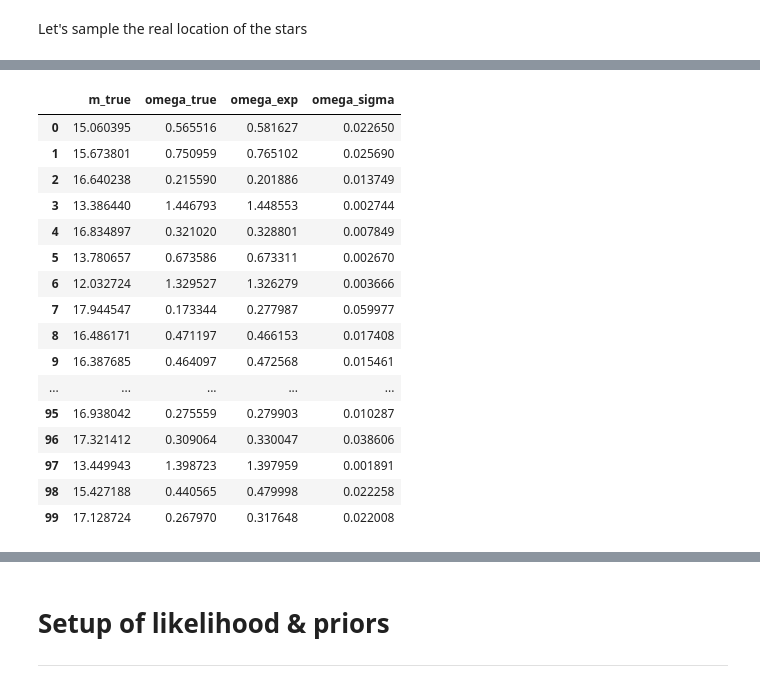
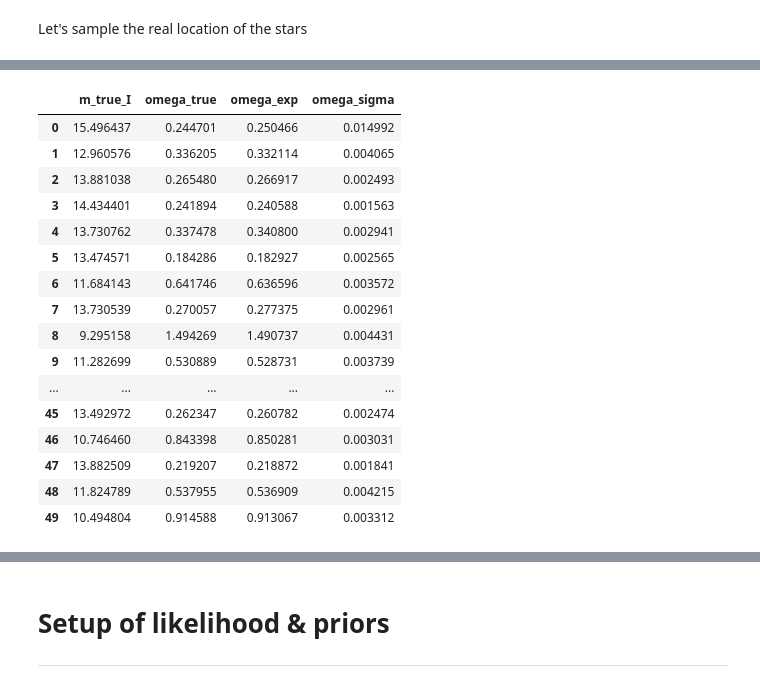
Before and after one commit to vickyscowcroft/bayesian_pl_fitting, a Jupyter notebook: batdog.ipynb, the cells around one changed output, grey strips where cells are left out. Saved outputs shown, nothing was run; the diff lists cells and outputs as text; code cells hidden in the pictures.

```diff
--- a/batdog.ipynb
+++ b/batdog.ipynb
@@ -123,8 +79,7 @@ def stellar_distribution(r, L, fact=1):
 
 
 # Set some parameters
-N = 100  # number of stars
-N_bands = 1  # number of bands
+N = 50  # number of stars
 scale = 1000  # scale factor in pc to apply, roughly half the mode of the pdf
 
 # Work out the maximum of our distribution
@@ -187 +137,7 @@ test_PLR.set_band(-2.7, 3.0)
+# %%
+band_names = ['E', 'M', 'I']
+a_true = [-2.9, -2.8, -2.7]
+b_true = [ 2.9,  3.0,  3.1]
+s_true = [ 0.1,  0.3,  0.5]
+N_bands = len(band_names)  # number of bands
 # %% [markdown]
@@ -218,7 +167,4 @@ Next, we want to mess with all of our true values and generate some experimental
 # %%
-# Use a defined start number for repeatability.
-rng = np.random.RandomState(142)
-
 def parallax_error_estimator(magnitude, N):
     """Models parallax error according to Gaia collaboration
     2018 - Summary of contents & survery properties
@@ -255,67 +201,74 @@ def parallax_error_estimator(magnitude, N):
 
     # Add a bit of random error & return
     return magnitude * np.random.normal(loc=1, scale=0.2, size=N)
 
 
 """Parallax"""
-omega_0 = -0.0  # in mas
-parallax_errors = parallax_error_estimator(data['m_true'], N) / 5 ################## BIG DIVISION HERE
-data['omega_exp'] = (data['omega_true'] + np.random.normal(loc=0, scale=1,
-                                                           size=N)
-                     * parallax_errors + omega_0)
+omega_0_true = -0.0  # in mas
+parallax_errors = parallax_error_estimator(data['m_true_I'], N) / 5 ################## BIG CHEEKY DIVISION HERE
+data['omega_exp'] = (data['omega_true'] + omega_0_true
+                     + np.random.normal(loc=0, scale=1, size=N)
+                     * parallax_errors)
 data['omega_sigma'] = np.abs(parallax_errors)
 
-"""Apparent magnitude (uncorrected for extinction) & extinction estimates"""
-# Typical errors from Scowcroft 2016 - typical 0.1-0.2%
-app_magnitude_errors = (data['m_true']
-                        * np.random.normal(loc=0, scale=0.001, size=N))
-data['m_exp'] = data['m_true'] + app_magnitude_errors + data['s_true']
-data['m_sigma'] = np.sqrt(np.abs(app_magnitude_errors)**2 + 0.001**2)
-data['A_exp'] = data['A_true'] * ((0.9-0.5)*np.random.rand(N) + 0.5)
-data['A_sigma'] = 0.8 * data['A_exp']   # 80% error on all
 
 """Period"""
 # Typical 1-2% P error
 period_errors = data['P_true'] * np.random.normal(loc=0, scale=0.015, size=N)
 data['P_exp'] = data['P_true'] + period_errors
 data['P_sigma'] = np.sqrt(np.abs(period_errors)**2 + 0.01**2)
 
+
+"""Apparent magnitude (uncorrected for extinction) & extinction estimates"""
+# Typical errors from Scowcroft 2016 - typical 0.01 mag
+# Cycle over all my bands
+# Cycle over bands and make up absolute magnitudes, extinctions and app. magn.
+for i, j in zip(band_names, range(N_bands)):
+    band = '_' + i
+    app_magnitude_errors = np.random.normal(loc=0, scale=0.01, size=N)
+    data['m_exp'+band] = data['m_true'+band] + app_magnitude_errors
+    data['m_sigma'+band] = np.sqrt(np.abs(app_magnitude_errors)**2 + 0.01**2)
+    data['A_exp'+band] = data['A_true'+band] * ((0.9-0.5)*np.random.rand(N) + 0.5)
+    data['A_sigma'+band] = 0.3 * data['A_exp'+band]   # 30% error on all
+
+
+
 """Inferred absolute magniture from the test PLR"""
 ### THIS CURRENTLY JUST USES INPUT ERROR - needs knowledge of relationship error also
 # We are assuming that the scatter is much greater than the period error
 # to justify M being treated as a Gaussian deviate.
-data['M_exp'] = pd.Series(test_PLR.magnitude(data['P_exp']) + data['s_true'])
-data['M_sigma'] = pd.Series(np.sqrt(
-            (test_PLR.read_band_a() * data['P_sigma']/data['P_exp']
-             * np.log(data['P_exp']))**2
-            + (0 * test_PLR.read_band_b())**2
-            + (0 * dispersion_guess)**2))
+#data['M_exp'] = pd.Series(test_PLR.magnitude(data['P_exp']) + data['s_true'])
+#data['M_sigma'] = pd.Series(np.sqrt(
+#            (test_PLR.read_band_a() * data['P_sigma']/data['P_exp']
+#             * np.log(data['P_exp']))**2
+#            + (0 * test_PLR.read_band_b())**2
+#            + (0 * dispersion_guess)**2))
 
 # """Inferred radii from the test PLR"""
 # data['r_exp'] = np.power(10, (data['m_exp']
 #                              - data['M_exp']) / 5 + 1)
 # data['r_exp_u'] = np.power(10, (data['m_exp'] + data['m_sigma']
 #                                - data['M_sigma']) / 5 + 1)
 # data['r_exp_l'] = np.power(10, (data['m_exp'] - data['m_sigma']
 #                                + data['M_sigma']) / 5 + 1)
 
 # Output some data so far to look at what our results are like
-data[['m_true', 'omega_true', 'omega_exp', 'omega_sigma']]
+data[['m_true'+band, 'omega_true', 'omega_exp', 'omega_sigma']]
 # %% [output]
-|  | m_true | omega_true | omega_exp | omega_sigma |
-| 0 | 15.060395 | 0.565516 | 0.581627 | 0.022650 |
-| 1 | 15.673801 | 0.750959 | 0.765102 | 0.025690 |
-| 2 | 16.640238 | 0.215590 | 0.201886 | 0.013749 |
-| 3 | 13.386440 | 1.446793 | 1.448553 | 0.002744 |
-| 4 | 16.834897 | 0.321020 | 0.328801 | 0.007849 |
-| 5 | 13.780657 | 0.673586 | 0.673311 | 0.002670 |
-| 6 | 12.032724 | 1.329527 | 1.326279 | 0.003666 |
-| 7 | 17.944547 | 0.173344 | 0.277987 | 0.059977 |
-| 8 | 16.486171 | 0.471197 | 0.466153 | 0.017408 |
-| 9 | 16.387685 | 0.464097 | 0.472568 | 0.015461 |
+|  | m_true_I | omega_true | omega_exp | omega_sigma |
+| 0 | 15.496437 | 0.244701 | 0.250466 | 0.014992 |
+| 1 | 12.960576 | 0.336205 | 0.332114 | 0.004065 |
+| 2 | 13.881038 | 0.265480 | 0.266917 | 0.002493 |
+| 3 | 14.434401 | 0.241894 | 0.240588 | 0.001563 |
+| 4 | 13.730762 | 0.337478 | 0.340800 | 0.002941 |
+| 5 | 13.474571 | 0.184286 | 0.182927 | 0.002565 |
+| 6 | 11.684143 | 0.641746 | 0.636596 | 0.003572 |
+| 7 | 13.730539 | 0.270057 | 0.277375 | 0.002961 |
+| 8 | 9.295158 | 1.494269 | 1.490737 | 0.004431 |
+| 9 | 11.282699 | 0.530889 | 0.528731 | 0.003739 |
 | ... | ... | ... | ... | ... |
-| 95 | 16.938042 | 0.275559 | 0.279903 | 0.010287 |
-| 96 | 17.321412 | 0.309064 | 0.330047 | 0.038606 |
-| 97 | 13.449943 | 1.398723 | 1.397959 | 0.001891 |
-| 98 | 15.427188 | 0.440565 | 0.479998 | 0.022258 |
-| 99 | 17.128724 | 0.267970 | 0.317648 | 0.022008 |
+| 45 | 13.492972 | 0.262347 | 0.260782 | 0.002474 |
+| 46 | 10.746460 | 0.843398 | 0.850281 | 0.003031 |
+| 47 | 13.882509 | 0.219207 | 0.218872 | 0.001841 |
+| 48 | 11.824789 | 0.537955 | 0.536909 | 0.004215 |
+| 49 | 10.494804 | 0.914588 | 0.913067 | 0.003312 |
```
Also changed, not shown: parts of 54 cells of this notebook, 2 other files.
